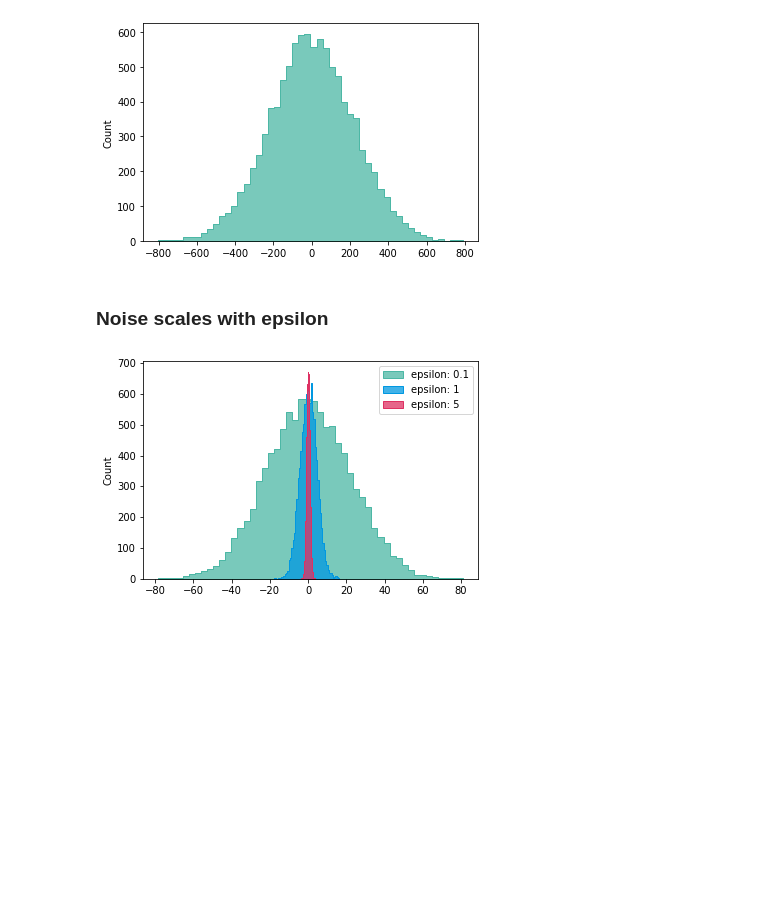
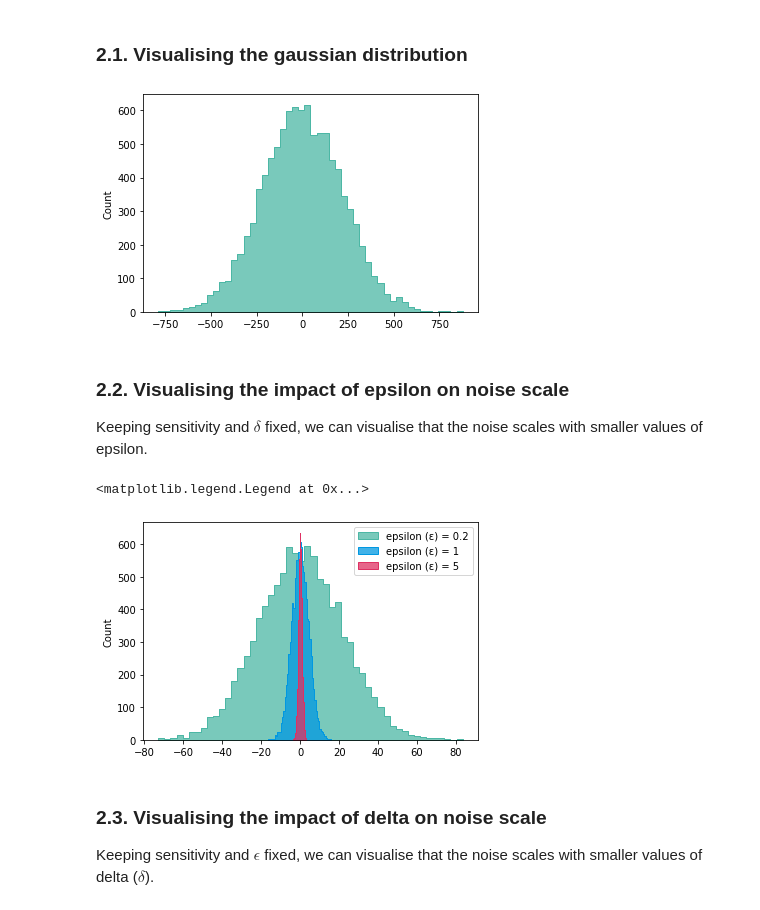
Before and after one commit to dsaidgovsg/stack-2022-differential-privacy-workshop, a Jupyter notebook: mechanisms.ipynb, the cells around one changed output. Drawn from its saved outputs; the diff is of its cells as text; code cells hidden in the pictures; blank space fills up the shorter version.

```diff
--- a/mechanisms.ipynb
+++ b/mechanisms.ipynb
@@ -20,3 +45,3 @@ COLOR_3 = "#DE3163"
 # %%
-def laplace_mechanism(sensitivity, epsilon):
-    return np.random.laplace(loc=0, scale=sensitivity/epsilon)
+def laplace_mechanism(query, sensitivity, epsilon):
+    return query + np.random.laplace(loc=0, scale=sensitivity/epsilon)
@@ -46,12 +78,13 @@ plt.legend();
 # %%
-sns.histplot([laplace_mechanism(50, 0.1) for i in range(10000)],
-             bins=50, element="step", color=COLOR_1, label="sensitivity: 50");
+# keeping epsilon fixed
+epsilon = 0.1
 
-sns.histplot([laplace_mechanism(100, 0.1) for i in range(10000)],
-             bins=50, element="step", color=COLOR_2, label="sensitivity: 100");
+# sensitivity values
+sensitivities = [200, 100, 50]
 
-sns.histplot([laplace_mechanism(200, 0.1) for i in range(10000)],
-             bins=50, element="step", color=COLOR_3, label="sensitivity: 200");
-
+for idx, sensitivity in enumerate(sensitivities):
+    # ploting laplacian distribution
+    sns.histplot([laplace_mechanism(0, sensitivity, epsilon) for i in range(10000)],
+                 bins=50, element="step", color=colors[idx], label=f"sensitivity: {sensitivity}");
 plt.legend();
 # %% [output]
@@ -61,26 +112,39 @@ plt.legend();
 # %%
-def gaussian_mechanism(sensitivity, epsilon, delta):
+def gaussian_mechanism(query, sensitivity, epsilon, delta):
     sigma = np.sqrt(2 * np.log(1.25 / delta)) * sensitivity / epsilon
-    return np.random.normal(loc=0, scale=sigma)
+    return query + np.random.normal(loc=0, scale=sigma)
+# %% [markdown]
+### 2.1. Visualising the gaussian distribution <a id="cell21"></a>
 # %%
 sensitivity = 100
 epsilon = 2
 delta = 10e-5
-sns.histplot([gaussian_mechanism(sensitivity, epsilon, delta) for i in range(10000)], bins=50, element="step", color=COLOR_1);
+sns.histplot([gaussian_mechanism(0, sensitivity, epsilon, delta) for i in range(10000)], bins=50, element="step", color=colors[0]);
 # %% [output]
-[figure, old version]
+[figure, new version]
 # %% [markdown]
-### Noise scales with epsilon
+### 2.2. Visualising the impact of epsilon on noise scale <a id="cell22"></a>
+
+Keeping sensitivity and $\delta$ fixed, we can visualise that the noise scales with smaller values of epsilon.
 # %%
-sns.histplot([gaussian_mechanism(1, 0.2, 10e-5) for i in range(10000)],
-             bins=50, element="step", color=COLOR_1, label="epsilon: 0.1");
+# keeping sensitivity fixed
+sensitivity = 1
 
-sns.histplot([gaussian_mechanism(1, 1, 10e-5) for i in range(10000)],
-             bins=50, element="step", color=COLOR_2, label="epsilon: 1");
+# keeping delta fixed
+delta = 10e-5
 
-sns.histplot([gaussian_mechanism(1, 5, 10e-5) for i in range(10000)],
-             bins=50, element="step", color=COLOR_3, label="epsilon: 5");
+# epsilon values
+epsilons = [0.2, 1, 5]
 
-plt.legend();
+for idx, e in enumerate(epsilons):
+    # ploting gaussian distribution
+    sns.histplot([gaussian_mechanism(0, sensitivity, e, delta) for i in range(10000)],
+                 bins=50, element="step", color=colors[idx], label=f"epsilon (ε) = {e}");
+plt.legend()
 # %% [output]
+<matplotlib.legend.Legend at 0x...>
-[figure, old version]
+[figure, new version]
+# %% [markdown]
+### 2.3. Visualising the impact of delta on noise scale <a id="cell23"></a>
+
+Keeping sensitivity and $\epsilon$ fixed, we can visualise that the noise scales with smaller values of delta ($\delta$).
```
Also changed, not shown: parts of 20 cells of this notebook, 9 other files.
